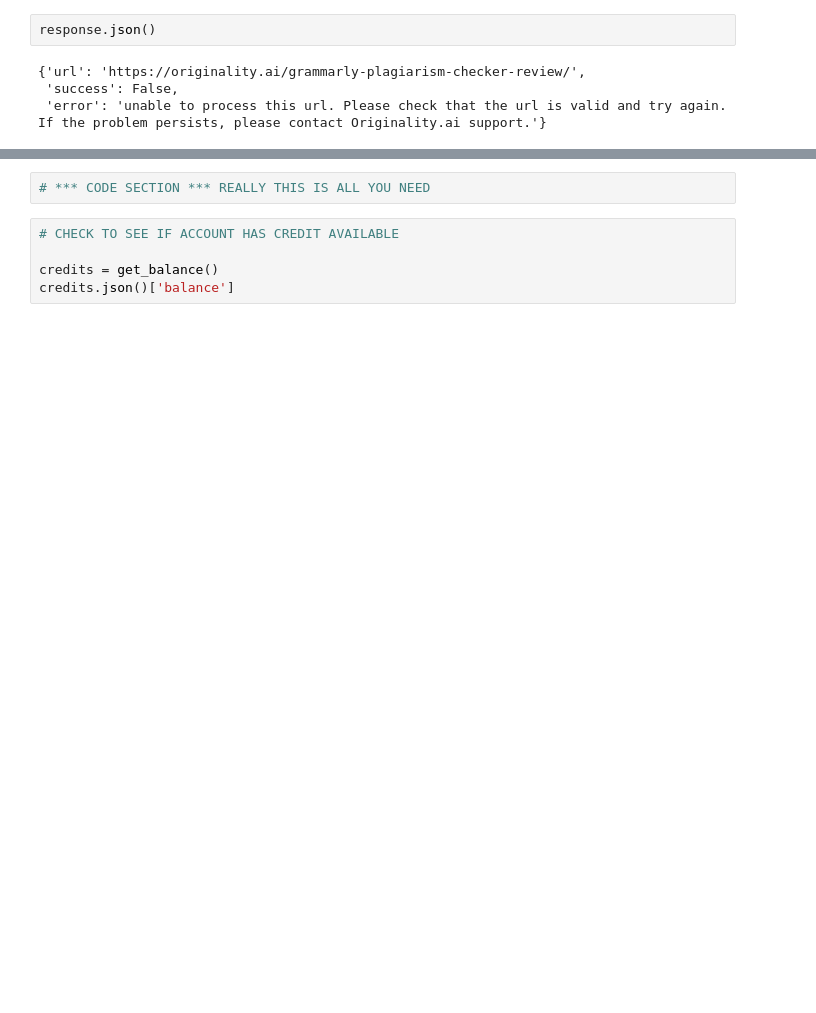
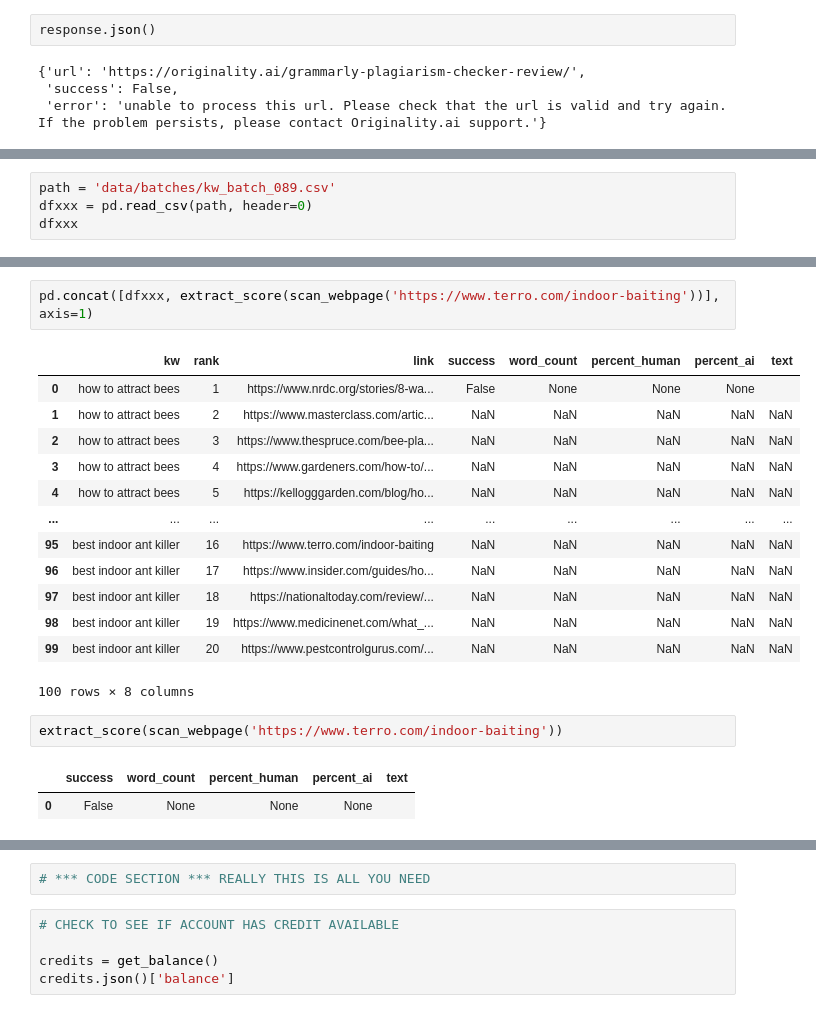
Before and after one commit to Magmafish/SerpGS, a Jupyter notebook: 03_bulk_classifier.ipynb, the cells around one changed output, grey strips where cells are left out. Cells and saved outputs as stored; diff of their text form; blank space fills up the shorter version.

```diff
--- a/03_bulk_classifier.ipynb
+++ b/03_bulk_classifier.ipynb
@@ -322,0 +359,4 @@ result
+# %%
+path = 'data/batches/kw_batch_089.csv'
+dfxxx = pd.read_csv(path, header=0)
+dfxxx
@@ -323,3 +377,24 @@ result
+# %%
+pd.concat([dfxxx, extract_score(scan_webpage('https://www.terro.com/indoor-baiting'))], axis=1)
+# %% [output]
+|  | kw | rank | link | success | word_count | percent_human | percent_ai | text |
+| 0 | how to attract bees | 1 | https://www.nrdc.org/stories/8-wa... | False | None | None | None |  |
+| 1 | how to attract bees | 2 | https://www.masterclass.com/artic... | NaN | NaN | NaN | NaN | NaN |
+| 2 | how to attract bees | 3 | https://www.thespruce.com/bee-pla... | NaN | NaN | NaN | NaN | NaN |
+| 3 | how to attract bees | 4 | https://www.gardeners.com/how-to/... | NaN | NaN | NaN | NaN | NaN |
+| 4 | how to attract bees | 5 | https://kellogggarden.com/blog/ho... | NaN | NaN | NaN | NaN | NaN |
+| ... | ... | ... | ... | ... | ... | ... | ... | ... |
+| 95 | best indoor ant killer | 16 | https://www.terro.com/indoor-baiting | NaN | NaN | NaN | NaN | NaN |
+| 96 | best indoor ant killer | 17 | https://www.insider.com/guides/ho... | NaN | NaN | NaN | NaN | NaN |
+| 97 | best indoor ant killer | 18 | https://nationaltoday.com/review/... | NaN | NaN | NaN | NaN | NaN |
+| 98 | best indoor ant killer | 19 | https://www.medicinenet.com/what_... | NaN | NaN | NaN | NaN | NaN |
+| 99 | best indoor ant killer | 20 | https://www.pestcontrolgurus.com/... | NaN | NaN | NaN | NaN | NaN |
+100 rows × 8 columns
+# %%
+extract_score(scan_webpage('https://www.terro.com/indoor-baiting'))
+# %% [output]
+|  | success | word_count | percent_human | percent_ai | text |
+| 0 | False | None | None | None |  |
 # %%
 # EXAMPLE TO READ IN ONE BATCH AND RUN IT
 
```
Also changed, not shown: parts of 21 cells of this notebook, 1 other file.
